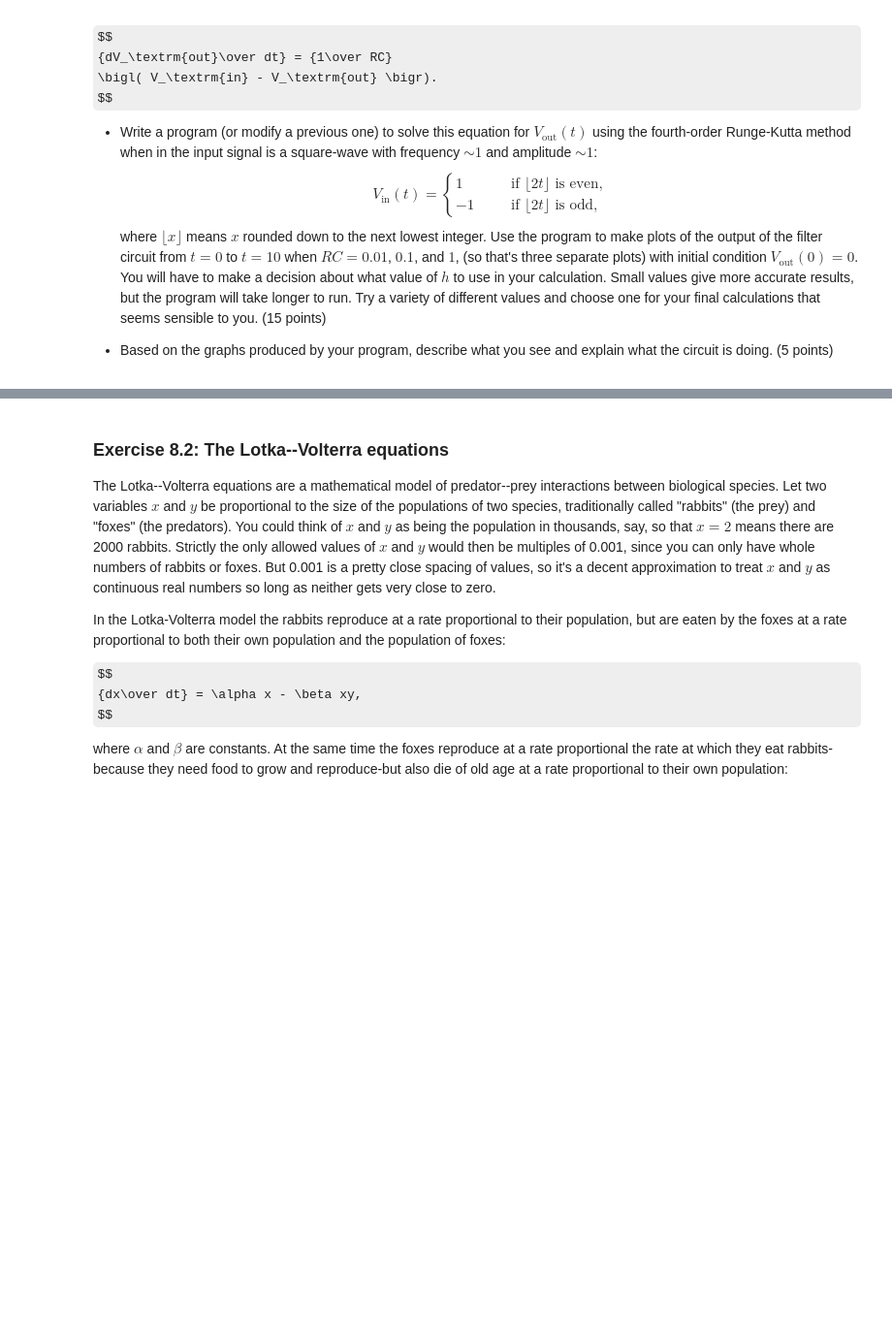
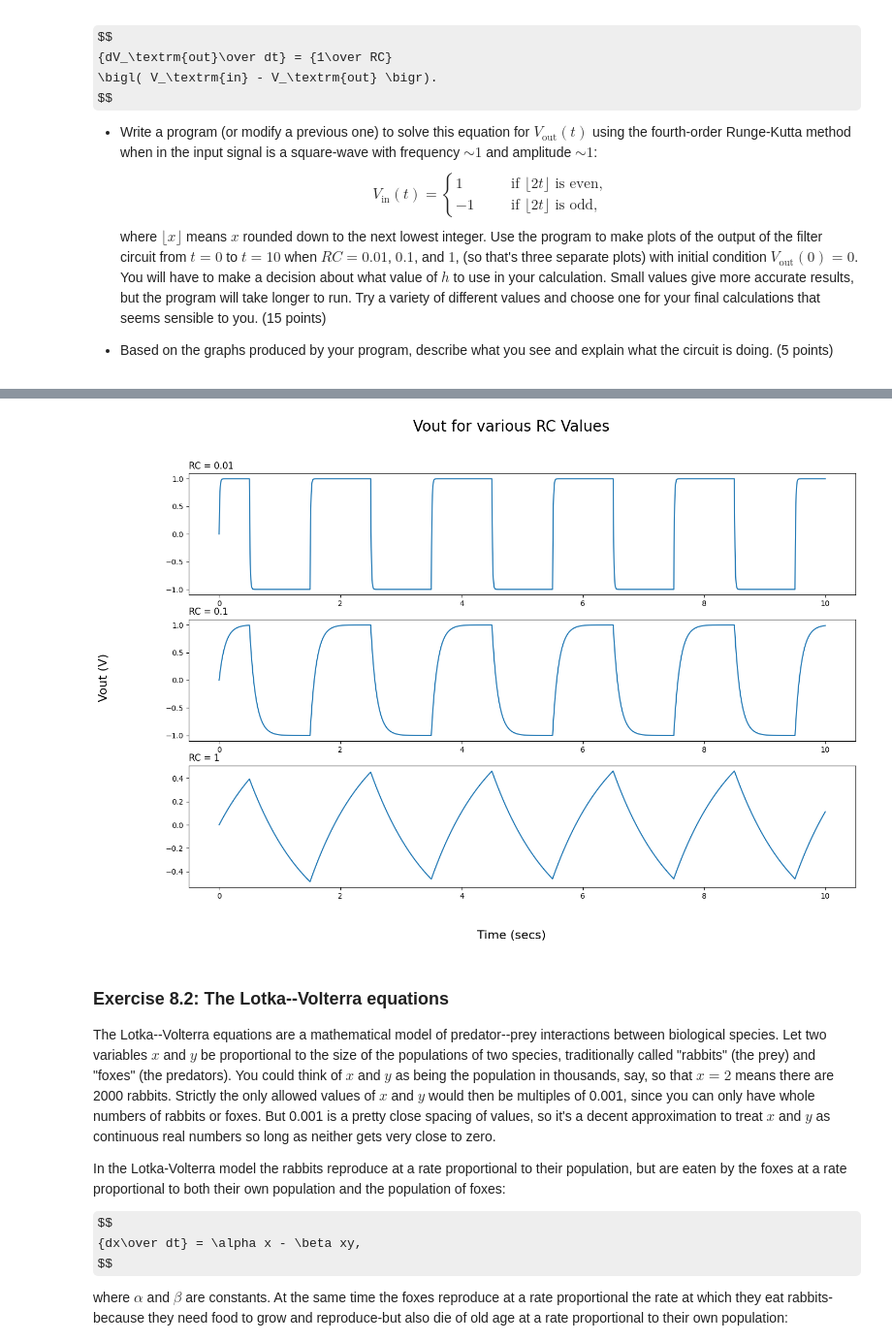
Before and after one commit to GeoffHennessy/Hennessy-Phys50733, a Jupyter notebook: Homework_4/Hennessy_Homework4.ipynb, the cells around one changed output, grey strips where cells are left out. Shown at 97% size. Saved outputs shown, nothing was run; the diff lists cells and outputs as text; code cells hidden in the pictures; some formulas as TeX source; blank space fills up the shorter version.

```diff
--- a/Homework_4/Hennessy_Homework4.ipynb
+++ b/Homework_4/Hennessy_Homework4.ipynb
@@ -53,22 +53,91 @@ sensible to you. (15 points)
 import numpy as np
 from matplotlib import pyplot as plt
 def RC_Circuit(Vout,t, RC, Vin):
-    return 1/RC * (Vin - Vout)
+    return float(1/RC * (Vin - Vout))
 
 x = 0
 t0 = 0
 tf = 10
-RC = 0.01
-N = 100
+RC1 = 0.01
+RC2 = 0.1
+RC3 = 1
+N = 100000
 h = (tf-t0)/N
 timeVals = np.arange(t0,tf,h)
-xVals = []
+x1Vals = []
+x2Vals = []
+x3Vals = []
 
+# Generating results for RC 0.01
 for i in timeVals:
-    xVals.append(x)
-    k1 = h * RC_Circuit(x,i,RC,0)
-    k2 = h * RC_Circuit(x + 1/2*k1, i + 0.5*h,RC,0)
-    k3 =  h * RC_Circuit(x + 1/2*k2, i + 0.5*h,RC,0)
-    k4 = h * RC_Circuit(x + k3, i + h,RC,0)
-    x = x + (1/6) * (k1 + 2*k2 + 2*k3 + k4,RC,0)
+    if round(i) % 2 == 0:
+        x1Vals.append(x)
+        k1 = h * RC_Circuit(x,i,RC1,1)
+        k2 = h * RC_Circuit(x + 1/2*k1, i + 0.5*h,RC1,1)
+        k3 =  h * RC_Circuit(x + 1/2*k2, i + 0.5*h,RC1,1)
+        k4 = h * RC_Circuit(x + k3, i + h,RC1,1)
+        x += 1/6 * (k1 + 2*k2 + 2*k3 + k4)
+    else:
+        x1Vals.append(x)
+        k1 = h * RC_Circuit(x,i,RC1,-1)
+        k2 = h * RC_Circuit(x + 1/2*k1, i + 0.5*h,RC1,-1)
+        k3 =  h * RC_Circuit(x + 1/2*k2, i + 0.5*h,RC1,-1)
+        k4 = h * RC_Circuit(x + k3, i + h,RC1,-1)
+        x += 1/6 * (k1 + 2*k2 + 2*k3 + k4)
+
+
+# Generating results for RC 0.1
+x = 0
+for i in timeVals:
+    if round(i) % 2 == 0:
+        x2Vals.append(x)
+        k1 = h * RC_Circuit(x,i,RC2,1)
+        k2 = h * RC_Circuit(x + 1/2*k1, i + 0.5*h,RC2,1)
+        k3 =  h * RC_Circuit(x + 1/2*k2, i + 0.5*h,RC2,1)
+        k4 = h * RC_Circuit(x + k3, i + h,RC2,1)
+        x += 1/6 * (k1 + 2*k2 + 2*k3 + k4)
+    else:
+        x2Vals.append(x)
+        k1 = h * RC_Circuit(x,i,RC2,-1)
+        k2 = h * RC_Circuit(x + 1/2*k1, i + 0.5*h,RC2,-1)
+        k3 =  h * RC_Circuit(x + 1/2*k2, i + 0.5*h,RC2,-1)
+        k4 = h * RC_Circuit(x + k3, i + h,RC2,-1)
+        x += 1/6 * (k1 + 2*k2 + 2*k3 + k4)
+
+# Generating results for RC =1
+x = 0
+for i in timeVals:
+    if round(i) % 2 == 0:
+        x3Vals.append(x)
+        k1 = h * RC_Circuit(x,i,RC3,1)
+        k2 = h * RC_Circuit(x + 1/2*k1, i + 0.5*h,RC3,1)
+        k3 =  h * RC_Circuit(x + 1/2*k2, i + 0.5*h,RC3,1)
+        k4 = h * RC_Circuit(x + k3, i + h,RC3,1)
+        x += 1/6 * (k1 + 2*k2 + 2*k3 + k4)
+    else:
+        x3Vals.append(x)
+        k1 = h * RC_Circuit(x,i,RC3,-1)
+        k2 = h * RC_Circuit(x + 1/2*k1, i + 0.5*h,RC3,-1)
+        k3 =  h * RC_Circuit(x + 1/2*k2, i + 0.5*h,RC3,-1)
+        k4 = h * RC_Circuit(x + k3, i + h,RC3,-1)
+        x += 1/6 * (k1 + 2*k2 + 2*k3 + k4)
+
+# Creating the figure
+fig = plt.figure(figsize = (16,10))
+fig.suptitle("Vout for various RC Values", fontsize = 20)
+fig.supylabel("Vout (V)", fontsize = 16)
+fig.supxlabel("Time (secs)", fontsize = 16)
+
+# Creating each subplot
+ax1 = fig.add_subplot(311)
+ax1.set_title("RC = 0.01", loc = 'left')
+ax1.plot(timeVals,x1Vals)
+
+ax2 = fig.add_subplot(312)
+ax2.set_title("RC = 0.1", loc = 'left')
+ax2.plot(timeVals,x2Vals)
+
+ax3 = fig.add_subplot(313)
+ax3.set_title("RC = 1", loc = 'left')
+ax3.plot(timeVals,x3Vals)
 # %% [output]
@@ -76,3 +145,4 @@ TypeError: RC_Circuit() takes 3 positional arguments but 4 were given
+[figure, added]
 # %% [markdown]
 ### Exercise 8.2: The Lotka--Volterra equations
 
```
Also changed, not shown: parts of 1 cell of this notebook.
